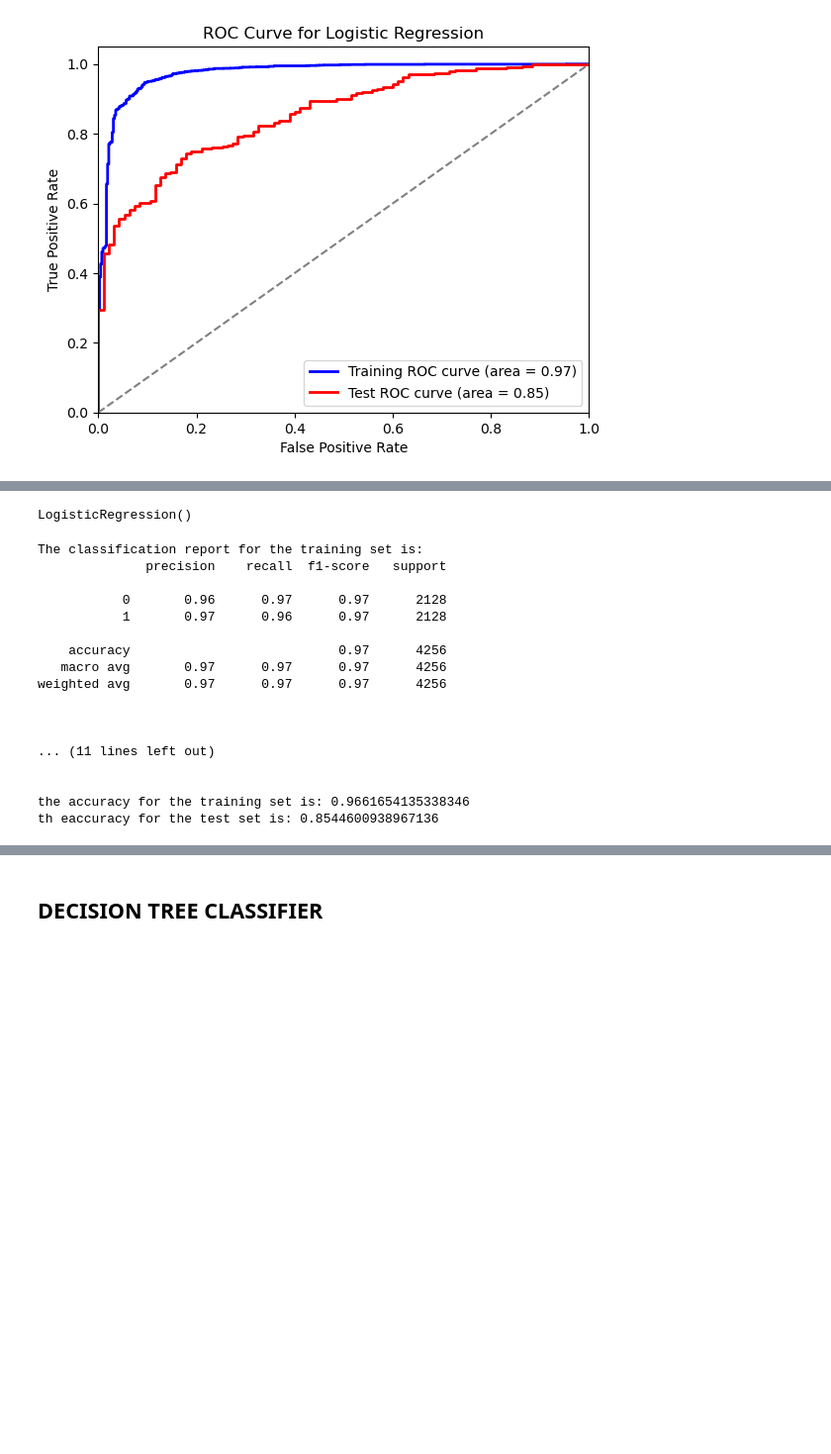
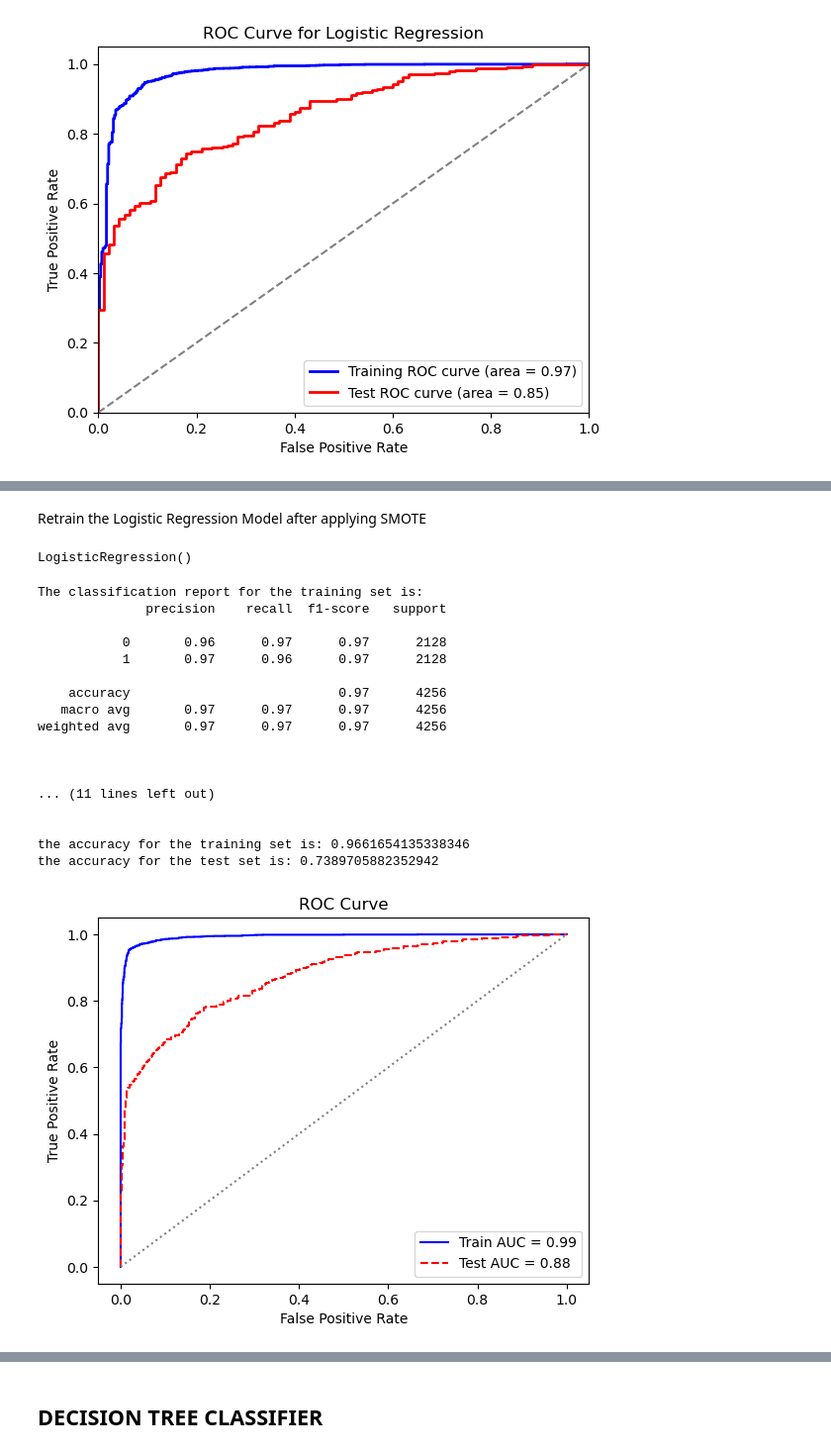
Before and after one commit to Gladwellchebelyon/Twitter-Sentiment-Analysis, a Jupyter notebook: Twitter_Sentiment_Analysis.ipynb, the cells around one changed output, grey strips where cells are left out. Shown: that part at 99% size. Cells and saved outputs as stored; diff of their text form; code cells hidden in the pictures; blank space fills up the shorter version.

```diff
--- a/Twitter_Sentiment_Analysis.ipynb
+++ b/Twitter_Sentiment_Analysis.ipynb
@@ -409,6 +441,9 @@ from imblearn.over_sampling import SMOTE
 smote = SMOTE(random_state=42)
 #Ffit on the train sets
 smote_X_train, smote_y_train = smote.fit_resample(X_train, y_train)
+smote_X_test, smote_y_test = smote.fit_resample(X_test, y_test)
+# %% [markdown]
+Retrain the Logistic Regression Model after applying SMOTE
 # %%
 #train the model
 logreg.fit(smote_X_train, smote_y_train)
@@ -417,7 +452,7 @@ LogisticRegression()
 # %%
 #make prediction on for the train and test sets
 smote_log_train_pred = logreg.predict(smote_X_train)
-smote_test_log_pred = logreg.predict(X_test)
+smote_test_log_pred = logreg.predict(smote_X_test)
 # %%
 # Evaluate the model
 #Look at the classification report
@@ -425,48 +460,49 @@ print('The classification report for the training set is:')
 print(classification_report(smote_y_train, smote_log_train_pred))
 print('\n')
 print('The classification report for the test set is:')
-print(classification_report(y_test, smote_test_log_pred))
+print(classification_report(smote_y_test, smote_test_log_pred))
 print('\n\n')
 #Show accuracy for both sets
 print('the accuracy for the training set is:',accuracy_score(smote_y_train, smote_log_train_pred))
-print('th eaccuracy for the test set is:', accuracy_score(y_test, smote_test_log_pred))
+print('the accuracy for the test set is:', accuracy_score(smote_y_test, smote_test_log_pred))
 print('\n')
 
 
 #Create the ROC curve and AUC for both sets
 #start by getting the probability for each od the sets
-#clf_train_prob = clf.predict_proba(X_train)[:, 1]
-#clf_test_prob = clf.predict_proba(X_test)[:, 1]
+clf_train_prob = logreg.predict_proba(smote_X_train)[:, 1]
+clf_test_prob = logreg.predict_proba(smote_X_test)[:, 1]
 #calculate the ROC and auc
-#train_fpr, train_tpr, train_threshold = roc_curve(y_train, clf_train_prob)
-#train_auc = auc(train_fpr, train_tpr)
-#test_fpr, test_tpr, test_threshold = roc_curve(y_test, clf_test_prob)
-#test_auc = auc(test_fpr, test_tpr)
+train_fpr, train_tpr, train_threshold = roc_curve(smote_y_train, clf_train_prob)
+train_auc = auc(train_fpr, train_tpr)
+test_fpr, test_tpr, test_threshold = roc_curve(smote_y_test, clf_test_prob)
+test_auc = auc(test_fpr, test_tpr)
 #plot the ROC roc_curve
-#plt.figure()
-#plt.plot(train_fpr, train_tpr, color='blue', label=f'Train AUC = {train_auc:.2f}')
-#plt.plot(test_fpr, test_tpr, color='red', linestyle='--', label=f'Test AUC = {test_auc:.2f}')
-#plt.plot([0, 1], [0, 1], color='grey', linestyle=':')
-#plt.xlabel('False Positive Rate')
-#plt.ylabel('True Positive Rate')
-#plt.title('ROC Curve')
-#plt.legend(loc='lower right')
-#plt.show()
+plt.figure()
+plt.plot(train_fpr, train_tpr, color='blue', label=f'Train AUC = {train_auc:.2f}')
+plt.plot(test_fpr, test_tpr, color='red', linestyle='--', label=f'Test AUC = {test_auc:.2f}')
+plt.plot([0, 1], [0, 1], color='grey', linestyle=':')
+plt.xlabel('False Positive Rate')
+plt.ylabel('True Positive Rate')
+plt.title('ROC Curve')
+plt.legend(loc='lower right')
+plt.show()
 # %% [output]
 The classification report for the training set is:
               precision    recall  f1-score   support
 
            0       0.96      0.97      0.97      2128
            1       0.97      0.96      0.97      2128
 
     accuracy                           0.97      4256
    macro avg       0.97      0.97      0.97      4256
 weighted avg       0.97      0.97      0.97      4256
 
 
 
 ... (11 lines left out)
 
 
 the accuracy for the training set is: 0.9661654135338346
-th eaccuracy for the test set is: 0.8544600938967136
+the accuracy for the test set is: 0.7389705882352942
+[figure, added]
```
Also changed, not shown: parts of 32 cells of this notebook.
